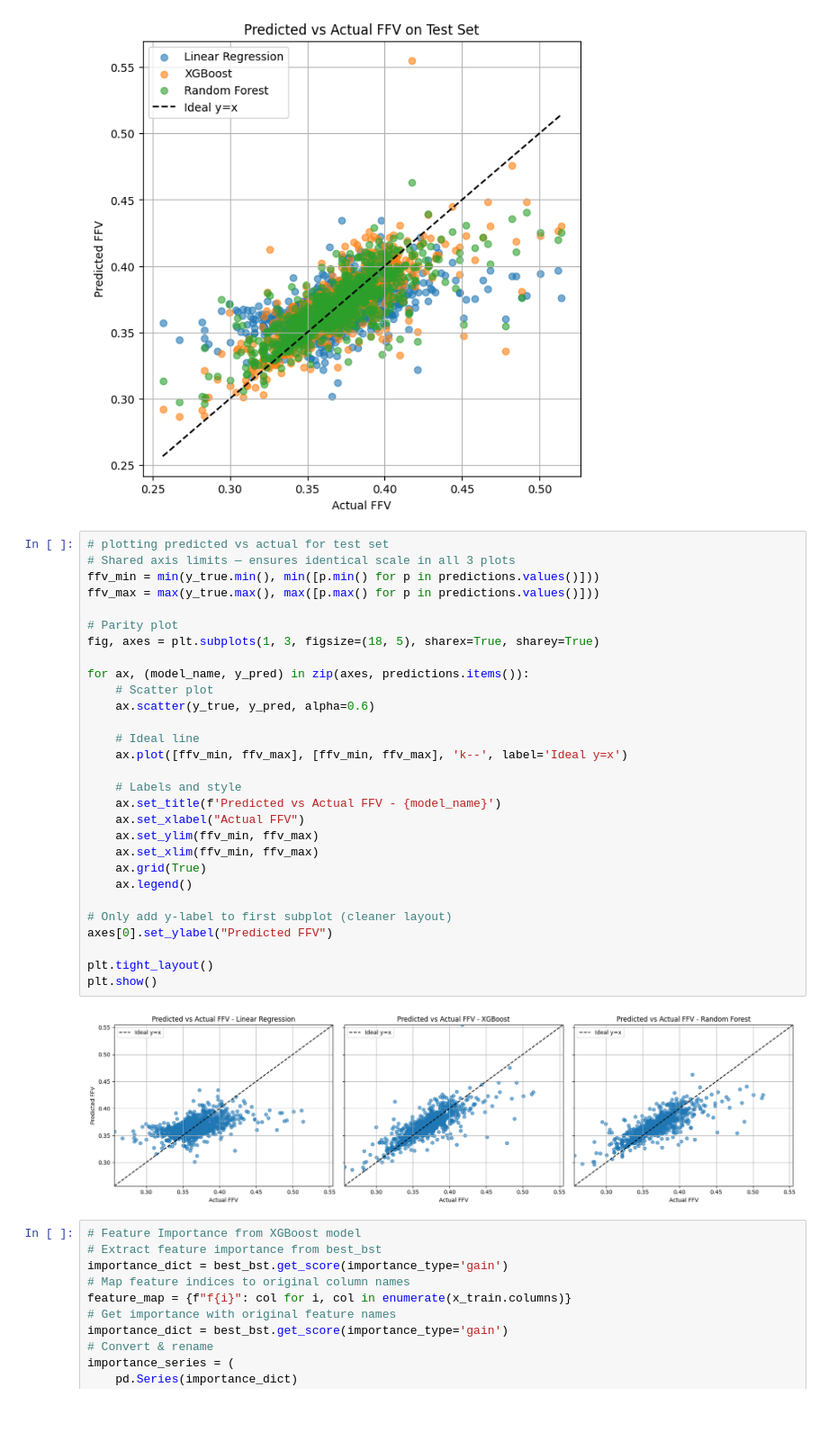
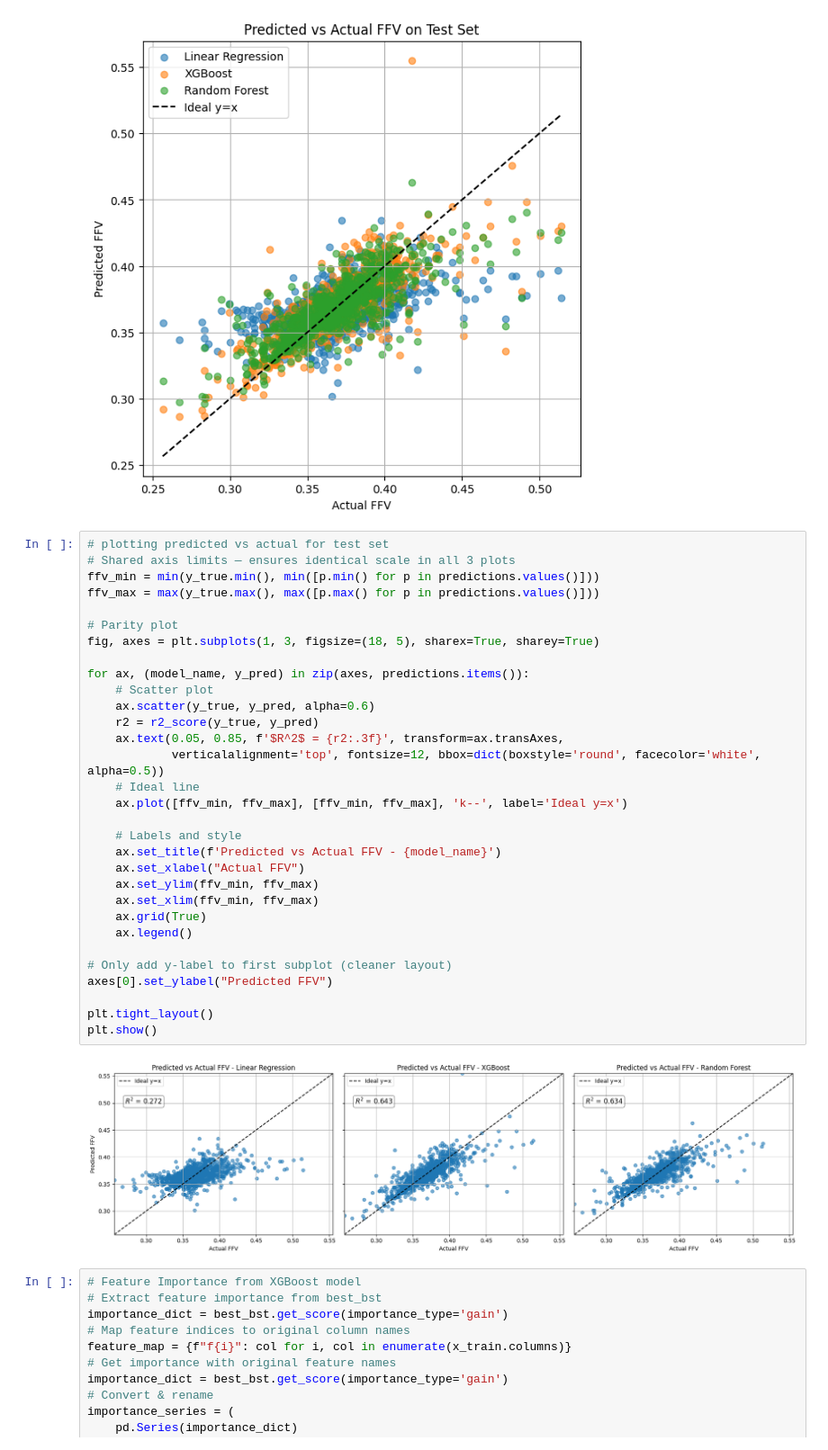
Before and after one commit to GjotoGjoto/1147_new, a Jupyter notebook: neurips_pd-1.ipynb, the cells around one changed output. Shown at 90% size. Saved outputs shown, nothing was run; the diff lists cells and outputs as text; blank space fills up the shorter version.

```diff
--- a/neurips_pd-1.ipynb
+++ b/neurips_pd-1.ipynb
@@ -812,34 +815,36 @@ plt.show()
 # %%
 # plotting predicted vs actual for test set
 # Shared axis limits — ensures identical scale in all 3 plots
 ffv_min = min(y_true.min(), min([p.min() for p in predictions.values()]))
 ffv_max = max(y_true.max(), max([p.max() for p in predictions.values()]))
 
 # Parity plot
 fig, axes = plt.subplots(1, 3, figsize=(18, 5), sharex=True, sharey=True)
 
 for ax, (model_name, y_pred) in zip(axes, predictions.items()):
     # Scatter plot
     ax.scatter(y_true, y_pred, alpha=0.6)
-
+    r2 = r2_score(y_true, y_pred)
+    ax.text(0.05, 0.85, f'$R^2$ = {r2:.3f}', transform=ax.transAxes,
+            verticalalignment='top', fontsize=12, bbox=dict(boxstyle='round', facecolor='white', alpha=0.5))
     # Ideal line
     ax.plot([ffv_min, ffv_max], [ffv_min, ffv_max], 'k--', label='Ideal y=x')
 
     # Labels and style
     ax.set_title(f'Predicted vs Actual FFV - {model_name}')
     ax.set_xlabel("Actual FFV")
     ax.set_ylim(ffv_min, ffv_max)
     ax.set_xlim(ffv_min, ffv_max)
     ax.grid(True)
     ax.legend()
 
 # Only add y-label to first subplot (cleaner layout)
 axes[0].set_ylabel("Predicted FFV")
 
 plt.tight_layout()
 plt.show()
 # %% [output]
-[figure, old version]
+[figure, new version]
 # %%
 # Feature Importance from XGBoost model
 # Extract feature importance from best_bst
```
Also changed, not shown: parts of 2 cells of this notebook.
